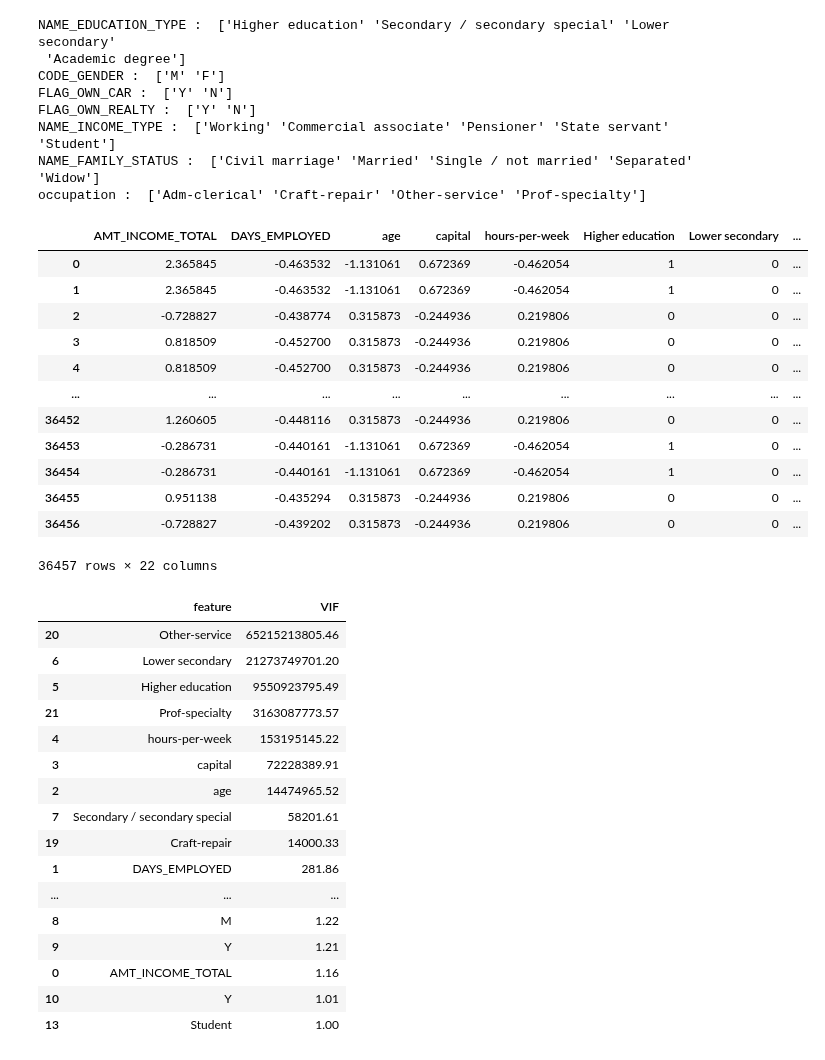
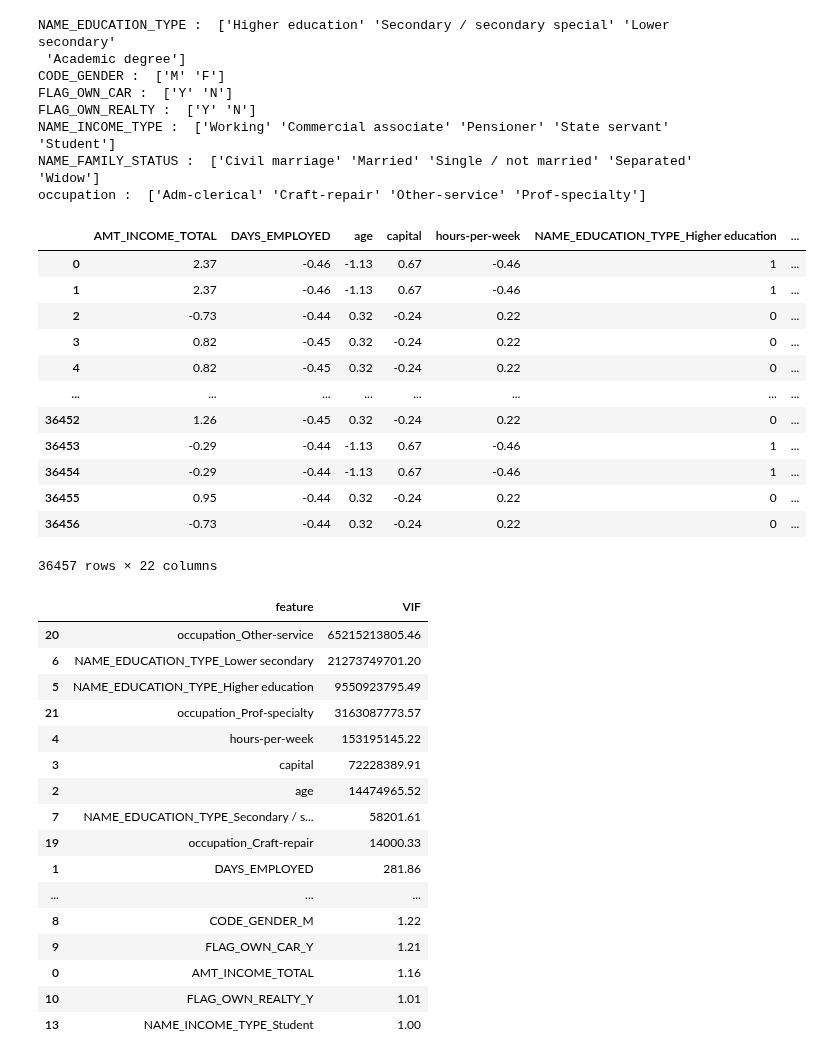
Before and after one commit to Linkkk01/INFO574_Group_Project, a Jupyter notebook: code/regression_analysis.ipynb, the cells around one changed output. Drawn from its saved outputs; the diff is of its cells as text; code cells hidden in the pictures.

```diff
--- a/code/regression_analysis.ipynb
+++ b/code/regression_analysis.ipynb
@@ -55,29 +55,29 @@ occupation :  ['Adm-clerical' 'Craft-repair' 'Other-service' 'Prof-specialty']
 # %%
 from sklearn.preprocessing import StandardScaler
 scaler = StandardScaler()
 y = df['credit_decision']
 df.drop(['credit_decision','ID'],axis=1,inplace=True)
 for col in df.columns:
     if df[col].dtype != 'object':
         df[col] = scaler.fit_transform(df[[col]])
     else:
-        df_dummy = pd.get_dummies(df[col],drop_first=True).astype(int)
+        df_dummy = pd.get_dummies(df[col],drop_first=True,prefix=col).astype(int)
         df = pd.concat([df,df_dummy],axis=1)
         df.drop(col,axis=1,inplace=True)
 df
 # %% [output]
-|  | AMT_INCOME_TOTAL | DAYS_EMPLOYED | age | capital | hours-per-week | Higher education | Lower secondary | ... |
-| 0 | 2.365845 | -0.463532 | -1.131061 | 0.672369 | -0.462054 | 1 | 0 | ... |
-| 1 | 2.365845 | -0.463532 | -1.131061 | 0.672369 | -0.462054 | 1 | 0 | ... |
-| 2 | -0.728827 | -0.438774 | 0.315873 | -0.244936 | 0.219806 | 0 | 0 | ... |
-| 3 | 0.818509 | -0.452700 | 0.315873 | -0.244936 | 0.219806 | 0 | 0 | ... |
-| 4 | 0.818509 | -0.452700 | 0.315873 | -0.244936 | 0.219806 | 0 | 0 | ... |
-| ... | ... | ... | ... | ... | ... | ... | ... | ... |
-| 36452 | 1.260605 | -0.448116 | 0.315873 | -0.244936 | 0.219806 | 0 | 0 | ... |
-| 36453 | -0.286731 | -0.440161 | -1.131061 | 0.672369 | -0.462054 | 1 | 0 | ... |
-| 36454 | -0.286731 | -0.440161 | -1.131061 | 0.672369 | -0.462054 | 1 | 0 | ... |
-| 36455 | 0.951138 | -0.435294 | 0.315873 | -0.244936 | 0.219806 | 0 | 0 | ... |
-| 36456 | -0.728827 | -0.439202 | 0.315873 | -0.244936 | 0.219806 | 0 | 0 | ... |
+|  | AMT_INCOME_TOTAL | DAYS_EMPLOYED | age | capital | hours-per-week | NAME_EDUCATION_TYPE_Higher education | ... |
+| 0 | 2.37 | -0.46 | -1.13 | 0.67 | -0.46 | 1 | ... |
+| 1 | 2.37 | -0.46 | -1.13 | 0.67 | -0.46 | 1 | ... |
+| 2 | -0.73 | -0.44 | 0.32 | -0.24 | 0.22 | 0 | ... |
+| 3 | 0.82 | -0.45 | 0.32 | -0.24 | 0.22 | 0 | ... |
+| 4 | 0.82 | -0.45 | 0.32 | -0.24 | 0.22 | 0 | ... |
+| ... | ... | ... | ... | ... | ... | ... | ... |
+| 36452 | 1.26 | -0.45 | 0.32 | -0.24 | 0.22 | 0 | ... |
+| 36453 | -0.29 | -0.44 | -1.13 | 0.67 | -0.46 | 1 | ... |
+| 36454 | -0.29 | -0.44 | -1.13 | 0.67 | -0.46 | 1 | ... |
+| 36455 | 0.95 | -0.44 | 0.32 | -0.24 | 0.22 | 0 | ... |
+| 36456 | -0.73 | -0.44 | 0.32 | -0.24 | 0.22 | 0 | ... |
 36457 rows × 22 columns
 # %%
 # Colinearity check
@@ -90,19 +90,19 @@ vif_data["VIF"] = [variance_inflation_factor(df.values, i)
 vif_data.sort_values(by="VIF", ascending=False)
 # %% [output]
 |  | feature | VIF |
-| 20 | Other-service | 65215213805.46 |
-| 6 | Lower secondary | 21273749701.20 |
-| 5 | Higher education | 9550923795.49 |
-| 21 | Prof-specialty | 3163087773.57 |
+| 20 | occupation_Other-service | 65215213805.46 |
+| 6 | NAME_EDUCATION_TYPE_Lower secondary | 21273749701.20 |
+| 5 | NAME_EDUCATION_TYPE_Higher education | 9550923795.49 |
+| 21 | occupation_Prof-specialty | 3163087773.57 |
 | 4 | hours-per-week | 153195145.22 |
 | 3 | capital | 72228389.91 |
 | 2 | age | 14474965.52 |
-| 7 | Secondary / secondary special | 58201.61 |
-| 19 | Craft-repair | 14000.33 |
+| 7 | NAME_EDUCATION_TYPE_Secondary / s... | 58201.61 |
+| 19 | occupation_Craft-repair | 14000.33 |
 | 1 | DAYS_EMPLOYED | 281.86 |
 | ... | ... | ... |
-| 8 | M | 1.22 |
-| 9 | Y | 1.21 |
+| 8 | CODE_GENDER_M | 1.22 |
+| 9 | FLAG_OWN_CAR_Y | 1.21 |
 | 0 | AMT_INCOME_TOTAL | 1.16 |
-| 10 | Y | 1.01 |
-| 13 | Student | 1.00 |
+| 10 | FLAG_OWN_REALTY_Y | 1.01 |
+| 13 | NAME_INCOME_TYPE_Student | 1.00 |
```
Also changed, not shown: parts of 3 cells of this notebook, 2 other files.
